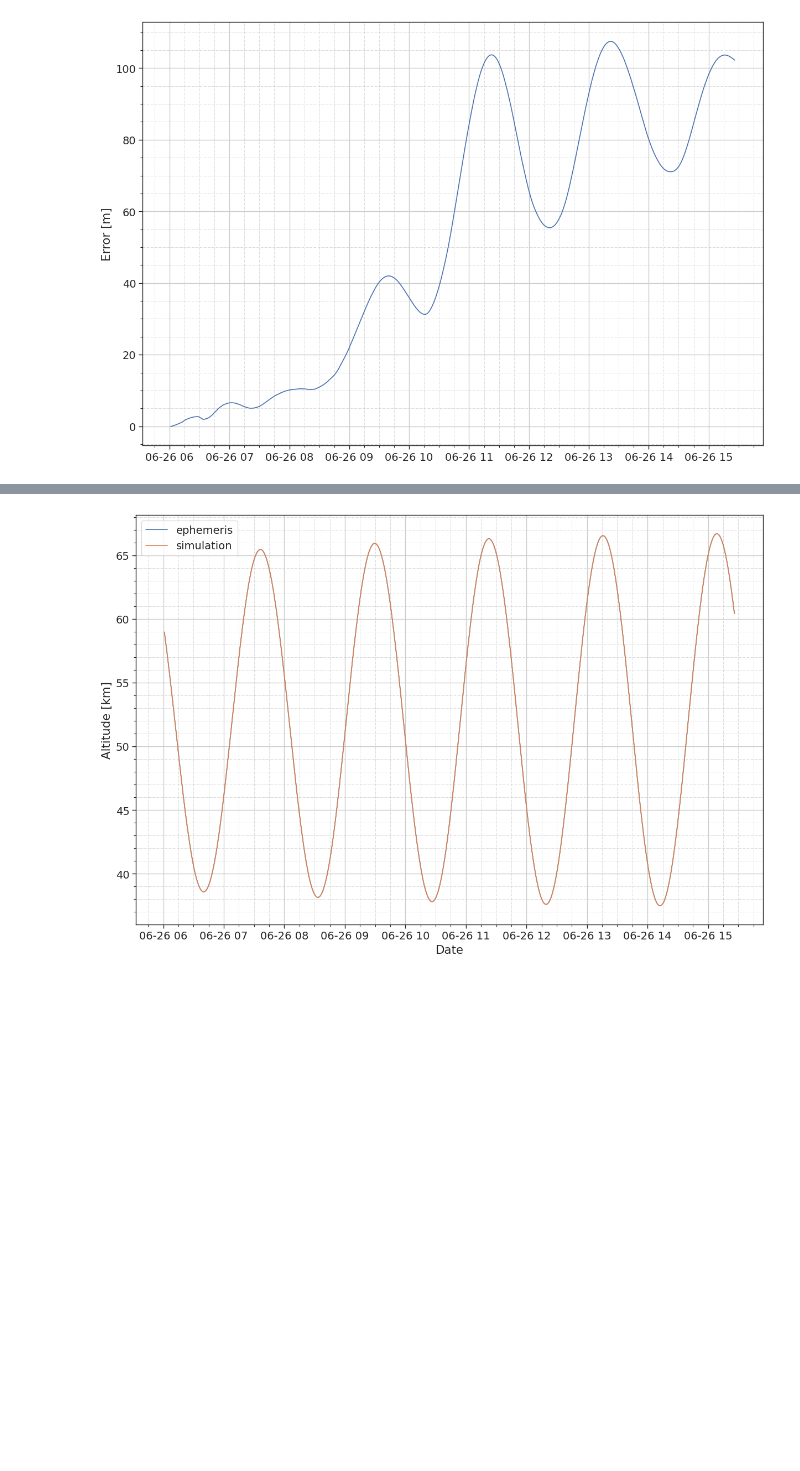
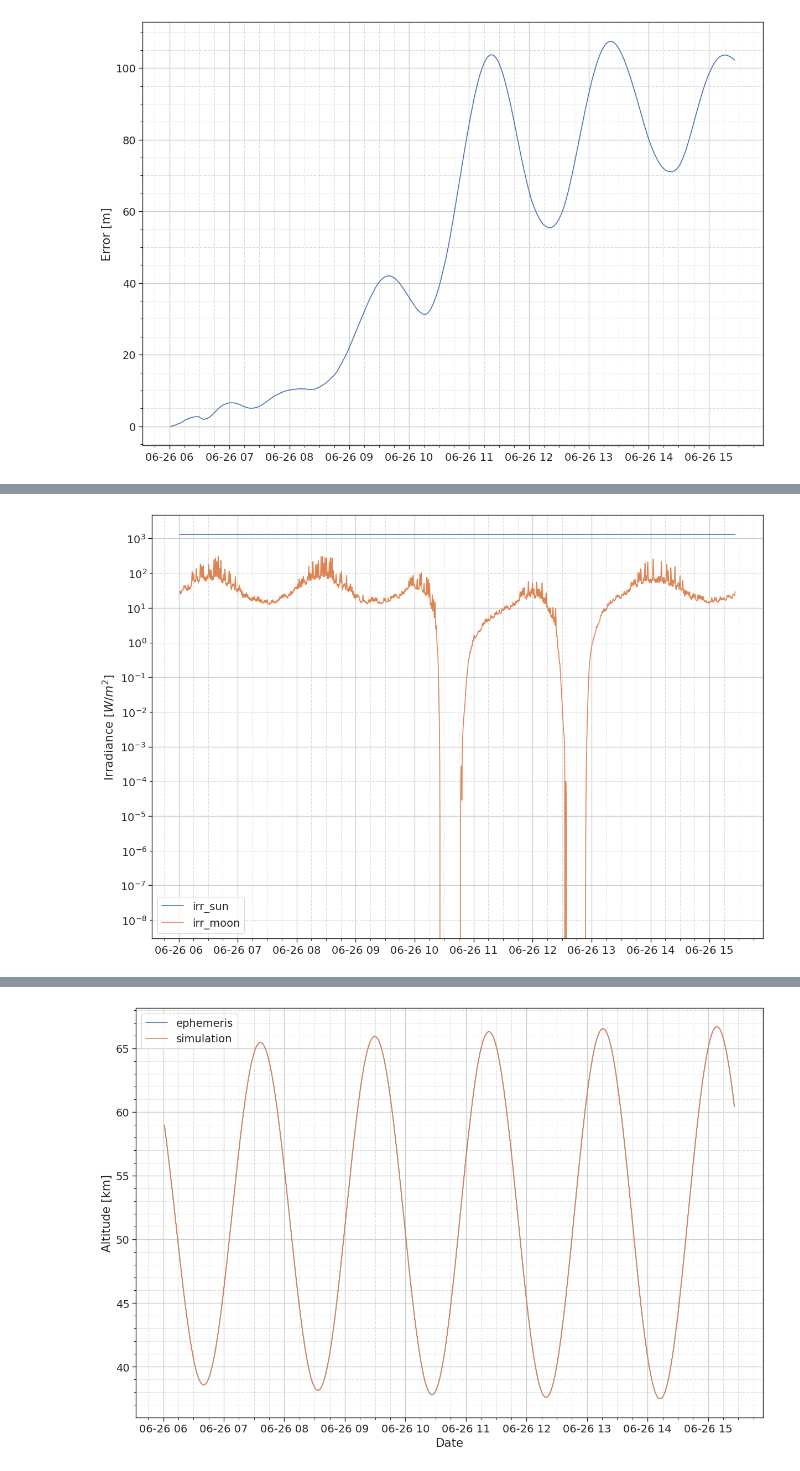
Before and after one commit to DominikStiller/tudelft-hpb-project, a Jupyter notebook: analysis/lro_simulation.ipynb, the cells around one changed output, grey strips where cells are left out. Cells and saved outputs as stored; diff of their text form; code cells hidden in the pictures; blank space fills up the shorter version.

```diff
--- a/analysis/lro_simulation.ipynb
+++ b/analysis/lro_simulation.ipynb
@@ -151,0 +152,15 @@ plot_rp_acceleration(df_simulation)
+# %%
+def plot_received_irradiance(df_simulation):
+    plt.figure(figsize=[12, 8])
+
+    for irr in irr_names:
+        plt.plot(df_simulation.index, df_simulation[irr], label=irr)
+
+    plt.legend()
+    plt.ylabel("Irradiance [$W/m^2$]")
+    plt.yscale("log")
+    format_plot(ylocator=LogLocator(base=10, subs="all", numticks=100))
+
+plot_received_irradiance(df_simulation)
+# %% [output]
+[figure, added]
```
Also changed, not shown: parts of 5 cells of this notebook, 3 other files.
